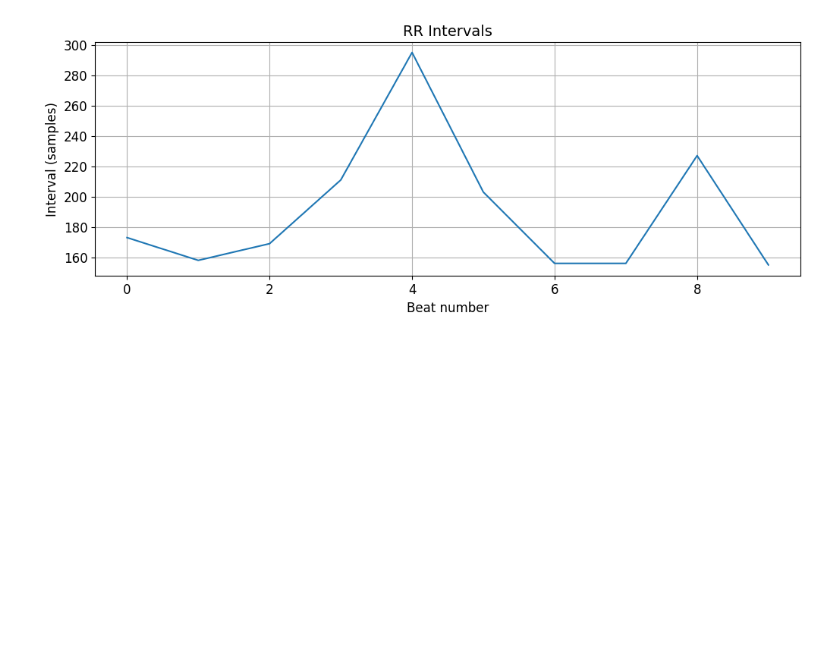
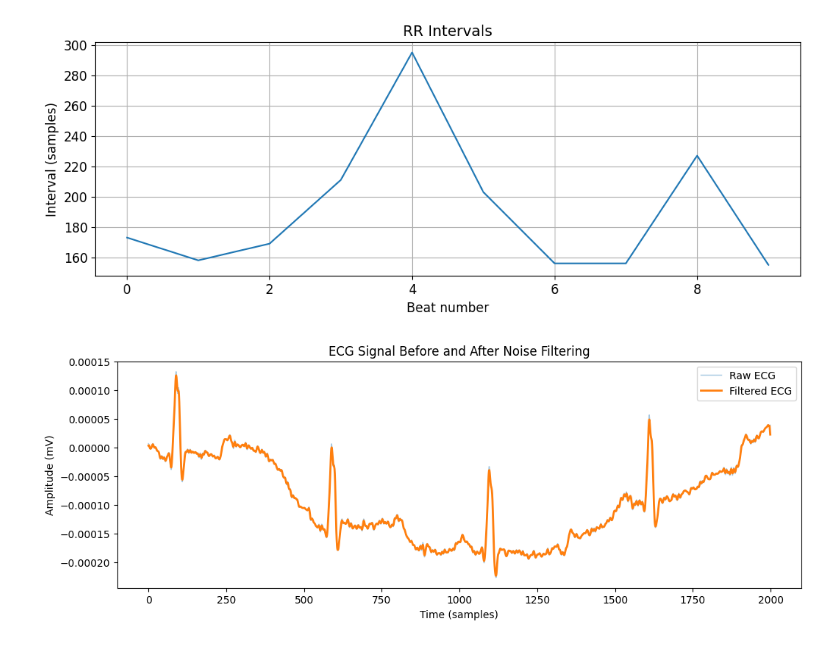
Before and after one commit to PlamenPlamenovStanchev/MathForDevs-Final-Project, a Jupyter notebook: ecg_analysis.ipynb, the cells around one changed output. Drawn from its saved outputs; the diff is of its cells as text; code cells hidden in the pictures; blank space fills up the shorter version.

```diff
--- a/ecg_analysis.ipynb
+++ b/ecg_analysis.ipynb
@@ -367,3 +368,18 @@ plt.ylabel("Interval (samples)")
 plt.show()
 # %% [output]
 [figure]
+# %%
+segment = signal[:2000]
+# Apply filtering
+filtered = moving_average(segment)
+# %%
+plt.figure(figsize=(12,4))
+plt.plot(segment, alpha=0.4, linewidth=1, label="Raw ECG")
+plt.plot(filtered, linewidth=2, label="Filtered ECG")
+plt.title("ECG Signal Before and After Noise Filtering")
+plt.xlabel("Time (samples)")
+plt.ylabel("Amplitude (mV)")
+plt.legend()
+plt.show()
+# %% [output]
+[figure, added]
```
Also changed, not shown: parts of 1 cell of this notebook.
